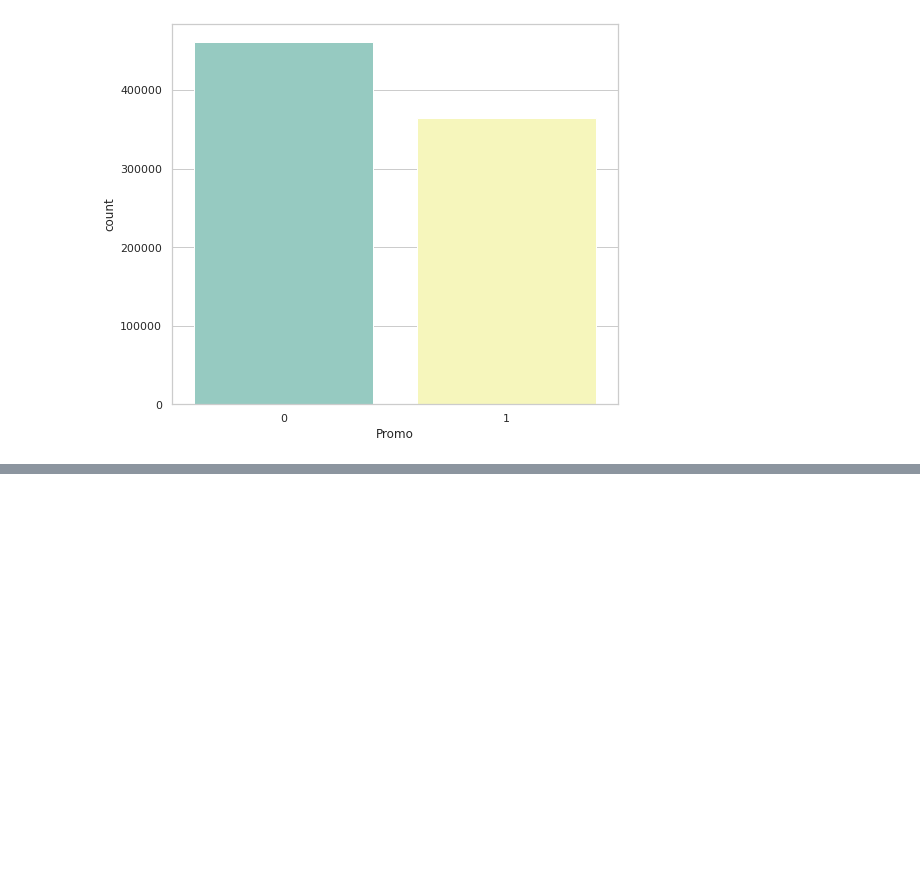
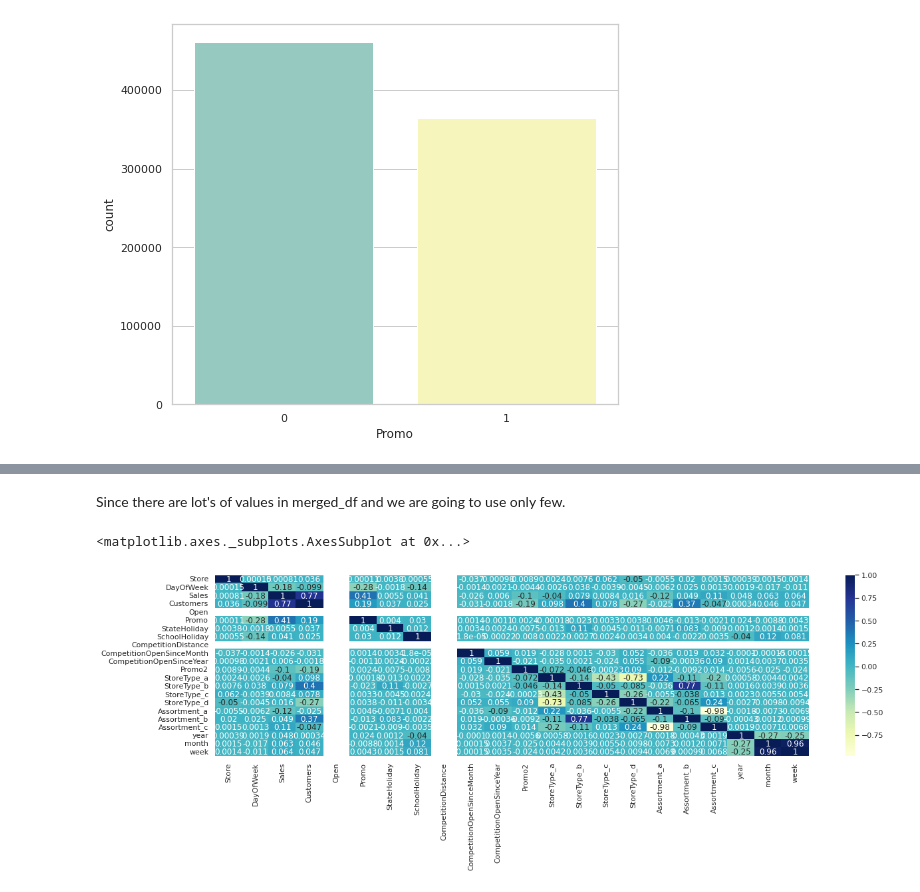
Before and after one commit to aditi10998/Rossmann_sales_prediction, a Jupyter notebook: Copy_of_Rossmann_Sales_Prediction_Capstone_Project.ipynb, the cells around one changed output, grey strips where cells are left out. Saved outputs shown, nothing was run; the diff lists cells and outputs as text; code cells hidden in the pictures; blank space fills up the shorter version.

```diff
--- a/Copy_of_Rossmann_Sales_Prediction_Capstone_Project.ipynb
+++ b/Copy_of_Rossmann_Sales_Prediction_Capstone_Project.ipynb
@@ -501,0 +563,7 @@ SyntaxError: ignored
+# %% [markdown]
+Since there are lot's of values in merged_df and we are going to use only few.
+# %%
+sns.heatmap(merged_df.corr(),cmap="YlGnBu",annot=True)
+# %% [output]
+<matplotlib.axes._subplots.AxesSubplot at 0x...>
+[figure, added]
```
Also changed, not shown: parts of 54 cells of this notebook.
